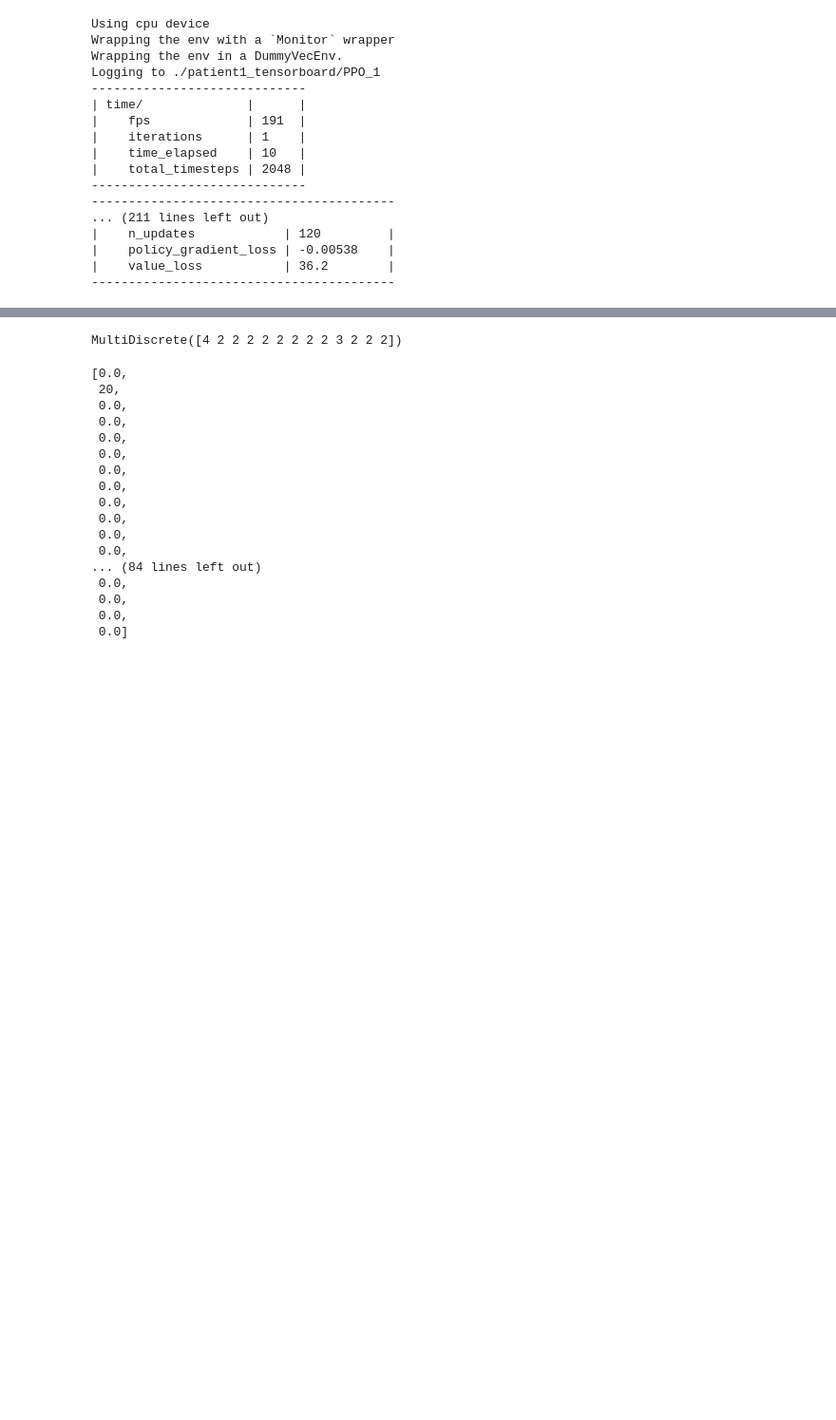
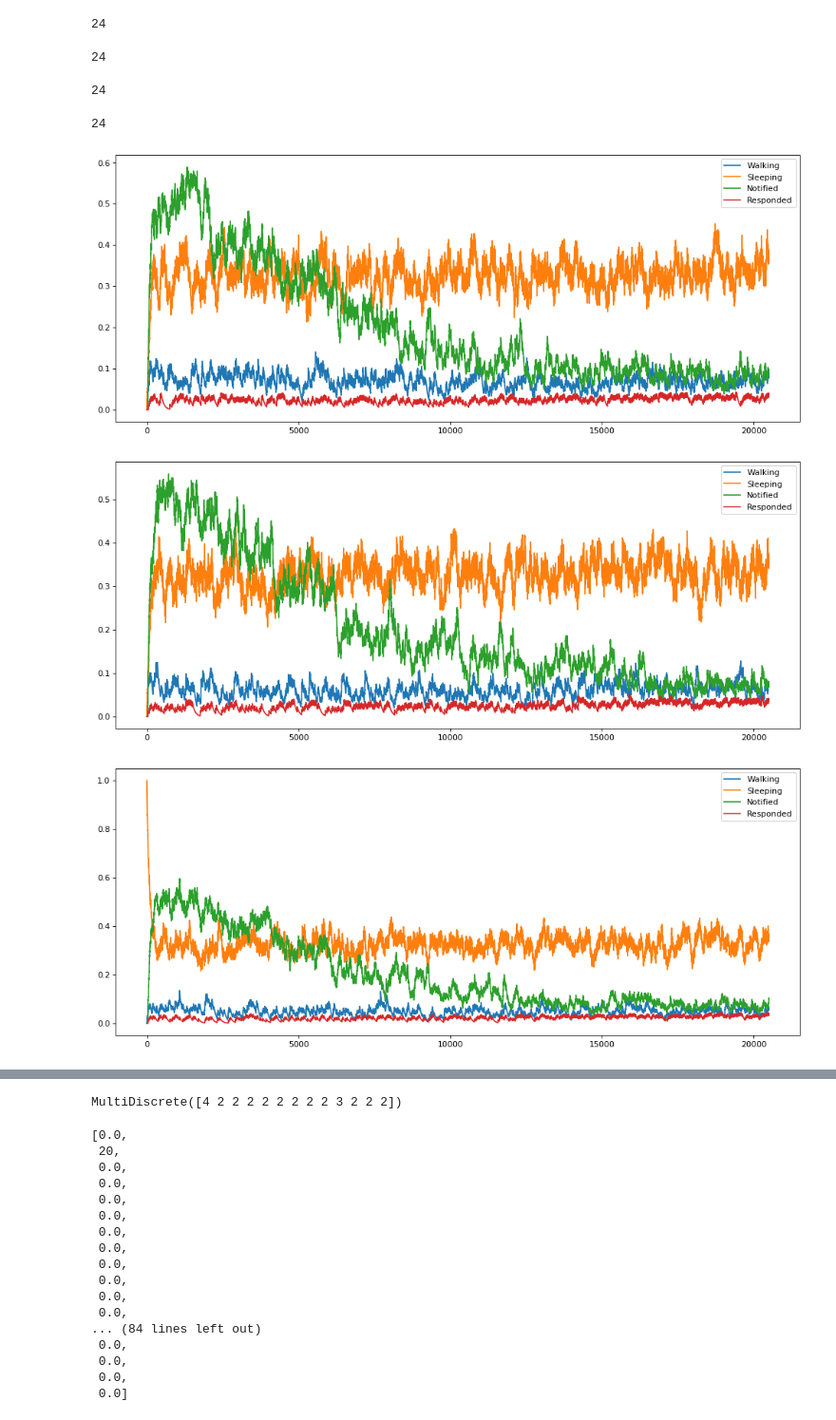
Before and after one commit to sysmon37/aibi-dhi-simulator, a Jupyter notebook: PPO.ipynb, the cells around one changed output, grey strips where cells are left out. Shown at 95% size. Saved outputs shown, nothing was run; the diff lists cells and outputs as text; code cells hidden in the pictures; blank space fills up the shorter version.

Commit message:
multirun of stable baseline with tracing of patient enviroment changes

```diff
--- a/PPO.ipynb
+++ b/PPO.ipynb
@@ -10,25 +10,0 @@ check_env(env1)
-# %%
-from stable_baselines3 import PPO
-
-
-model = PPO("MlpPolicy", env1, verbose=1, tensorboard_log="./patient1_tensorboard/")
-model.learn(total_timesteps=25000)
-model.save("patient1")
-# %% [output]
-Using cpu device
-Wrapping the env with a `Monitor` wrapper
-Wrapping the env in a DummyVecEnv.
-Logging to ./patient1_tensorboard/PPO_1
------------------------------
-| time/              |      |
-|    fps             | 191  |
-|    iterations      | 1    |
-|    time_elapsed    | 10   |
-|    total_timesteps | 2048 |
------------------------------
------------------------------------------
-... (211 lines left out)
-|    n_updates            | 120         |
-|    policy_gradient_loss | -0.00538    |
-|    value_loss           | 36.2        |
------------------------------------------
@@ -34,0 +13,54 @@ Logging to ./patient1_tensorboard/PPO_1
+# %%
+len(env1.valence_list)
+# %% [output]
+24
+# %%
+len(env1.arousal_list)
+# %% [output]
+24
+# %%
+len(env1.motion_activity_list)
+# %% [output]
+24
+# %%
+len(env1.awake_list)
+# %% [output]
+24
+# %%
+def to_num(w, keword):
+    if w == keword:
+        return 1
+    else:
+        return 0
+# %%
+for run in range(0, 100):
+
+    env1 = Patient()
+    env_info1 = {'behaviour_threshold': 20, 'has_family':True}
+    env1.env_init(env_info1)
+    model = PPO("MlpPolicy", env1, verbose=0, tensorboard_log="./patient1_tensorboard/")
+    model.learn(total_timesteps=20000)
+    model.save("patient1_run{0}".format(run))
+    sleep = [to_num(w, 'sleeping') for w in env1.awake_list]
+    walk = [to_num(w, 'walking') for w in env1.motion_activity_list]
+    df = pd.DataFrame()
+    df['sleep'] = sleep
+    df['valence'] = env1.valence_list
+    df['arousal'] = env1.arousal_list
+    df['walking'] = walk
+    df['notifications'] =env1.activity_suggested
+    df['reponse_notifications'] =env1.activity_performed
+
+    df.to_csv("patient1_run{0}.csv".format(run))
+    week = 7*24
+    plt.figure(figsize=(15, 6), dpi=80)
+    plt.plot(df.walking.ewm(span=week, adjust=False).mean(), label='Walking')
+    plt.plot(df.sleep.ewm(span=week, adjust=False).mean(), label='Sleeping')
+    plt.plot(df.notifications.ewm(span=week, adjust=False).mean(), label='Notified')
+    plt.plot(df.reponse_notifications.ewm(span=week, adjust=False).mean(), label='Responded')
+    plt.legend()
+    plt.show()
+# %% [output]
+[figure, added]
+[figure, added]
+[figure, added]
```
Also changed, not shown: parts of 5 cells of this notebook.
